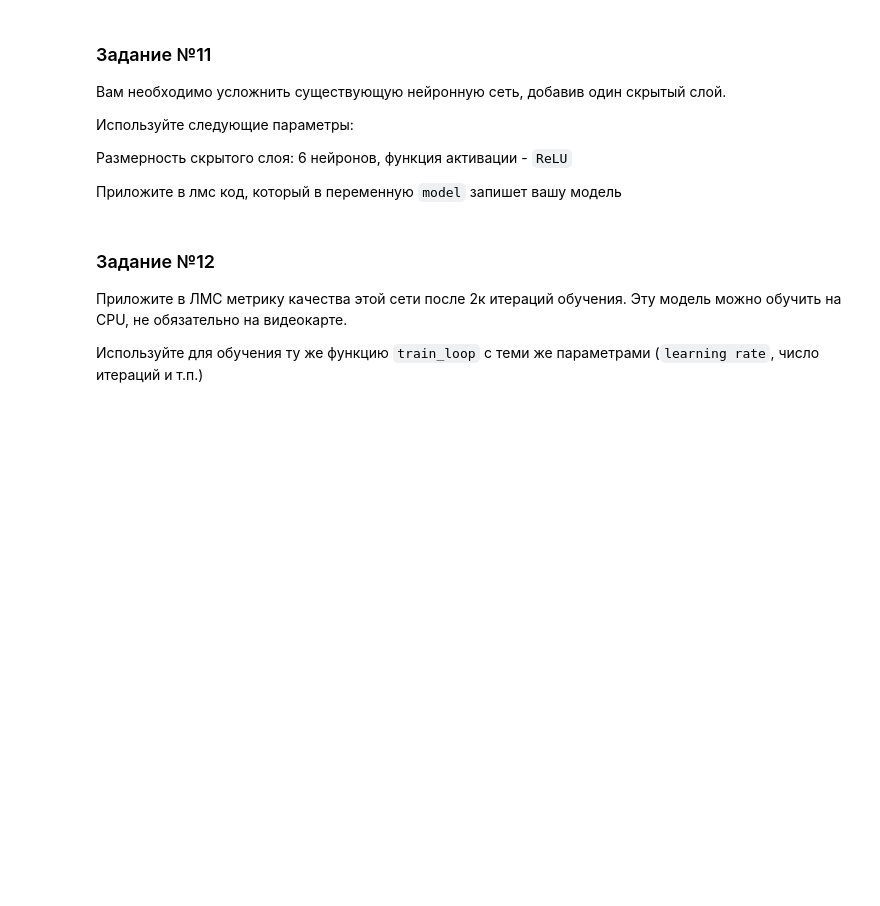
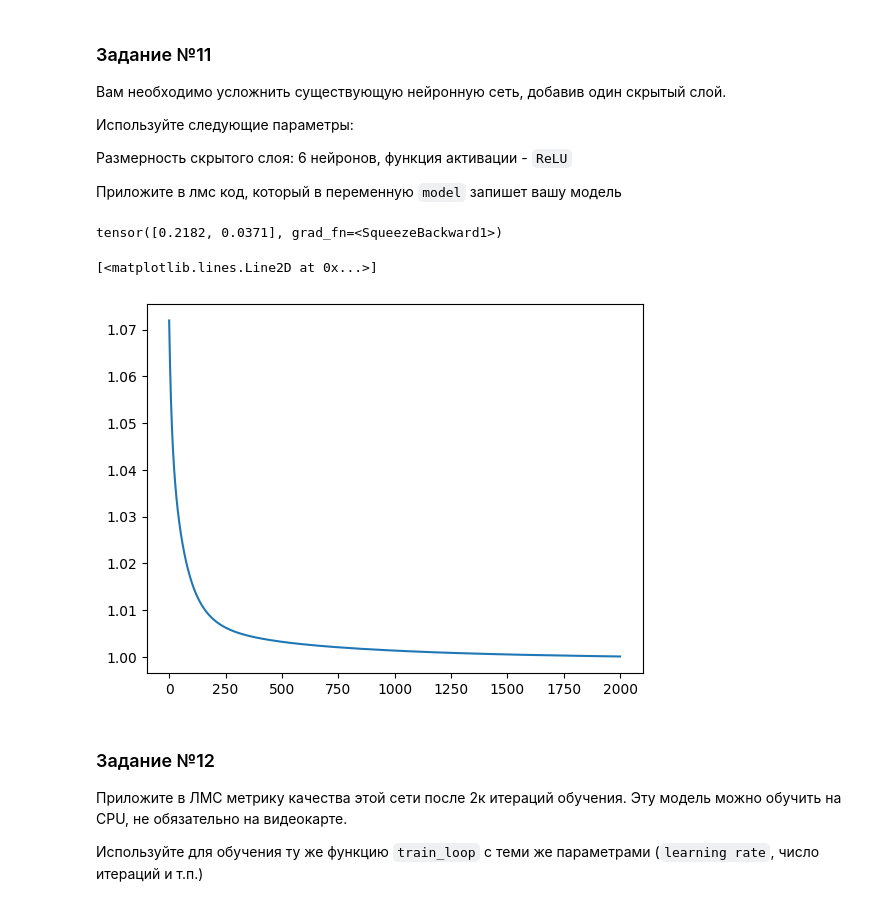
Before and after one commit to AndreyKurdyubov/Karpov.courses_DL, a Jupyter notebook: Base_DL/hw2-student.ipynb, the cells around one changed output. Saved outputs shown, nothing was run; the diff lists cells and outputs as text; code cells hidden in the pictures; blank space fills up the shorter version.

Commit message:
hw2 - Linear net with 2 hidden layers

```diff
--- a/Base_DL/hw2-student.ipynb
+++ b/Base_DL/hw2-student.ipynb
@@ -628,0 +658,61 @@ model = build_model()
+# %%
+import torch.nn as nn
+
+# class SecondModel(nn.Module):
+#     # В __init__ объявим все слои, которые нам нужны
+#     def __init__(self):
+#         super().__init__()
+#         self.linear_1 = nn.Linear(in_features=11, out_features=6)
+#         self.act_1 = nn.ReLU()
+#         self.linear_2 = nn.Linear(in_features=6, out_features=1)
+
+#     def forward(self, x: torch.Tensor):
+#         x = self.linear_1(x)
+#         x = self.act_1(x)
+#         x = self.linear_2(x)
+#         return x
+
+class SecondModel(nn.Module):
+    # В __init__ объявим все слои, которые нам нужны
+    def __init__(self):
+        super().__init__()
+        self.transform = nn.Sequential(
+            nn.Linear(in_features=11, out_features=6),
+            nn.ReLU(),
+            nn.Linear(in_features=6, out_features=1))
+
+    def forward(self, x: torch.Tensor):
+        return self.transform(x).squeeze(1)
+
+model = SecondModel()
+model(t_x_train[[0, 1]])
+# %% [output]
+tensor([0.2182, 0.0371], grad_fn=<SqueezeBackward1>)
+# %%
+import tqdm
+from torch.optim.sgd import SGD
+
+model = SecondModel()
+reg_optimizer = SGD(params=model.parameters(), lr=1e-2)
+criterion = nn.MSELoss()
+
+def train_loop(model: nn.Module) -> list[float]:
+    losses = []
+
+    for _ in tqdm.trange(2000):
+        reg_optimizer.zero_grad()
+        output = model(t_x_train)
+        loss = criterion(output, t_y_train)
+        loss.backward()
+        losses.append(loss.item())
+        reg_optimizer.step()
+    return losses
+
+losses = train_loop(model)
+# %%
+from matplotlib import pyplot as plt
+
+plt.plot(losses)
+# %% [output]
+[<matplotlib.lines.Line2D at 0x...>]
+[figure, added]
```
Also changed, not shown: parts of 8 cells of this notebook.
